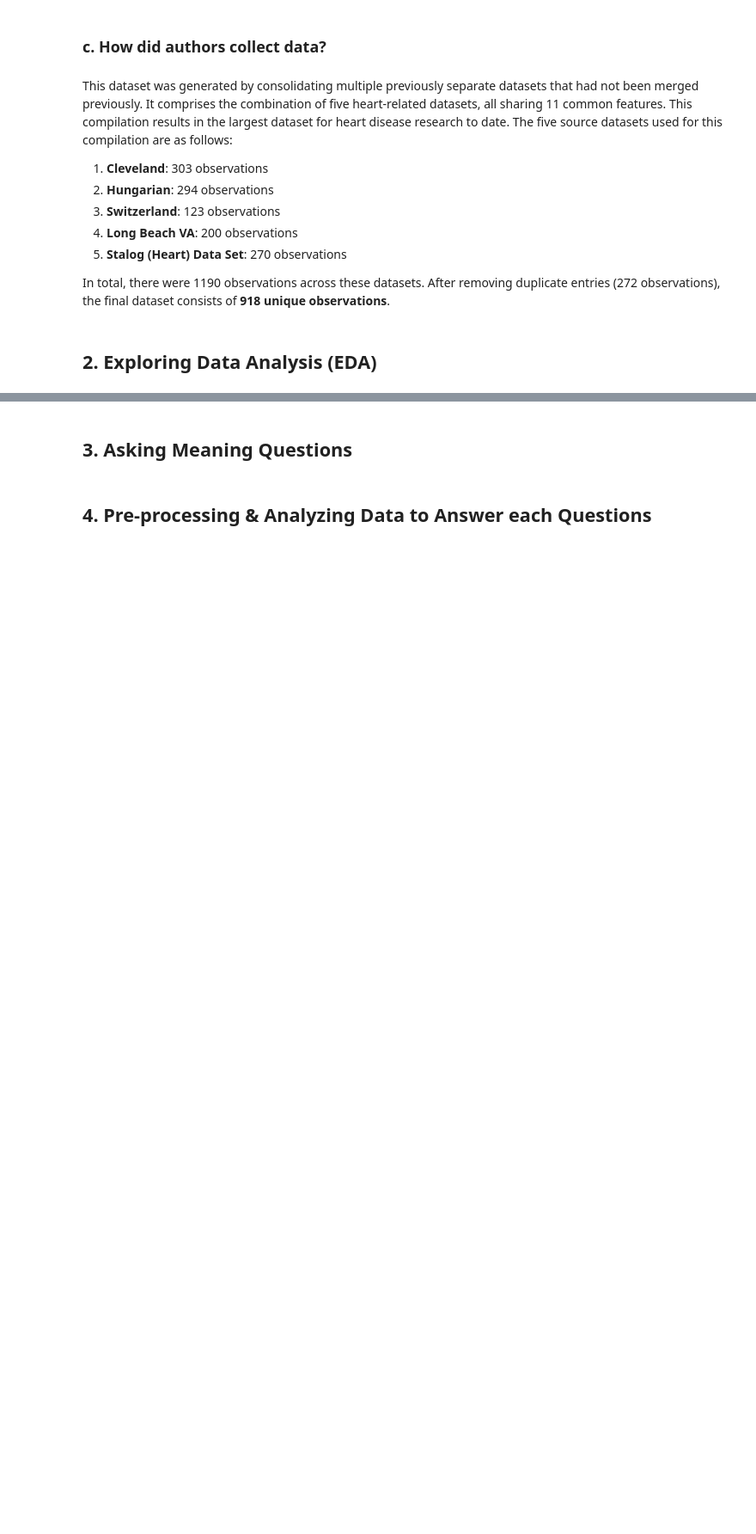
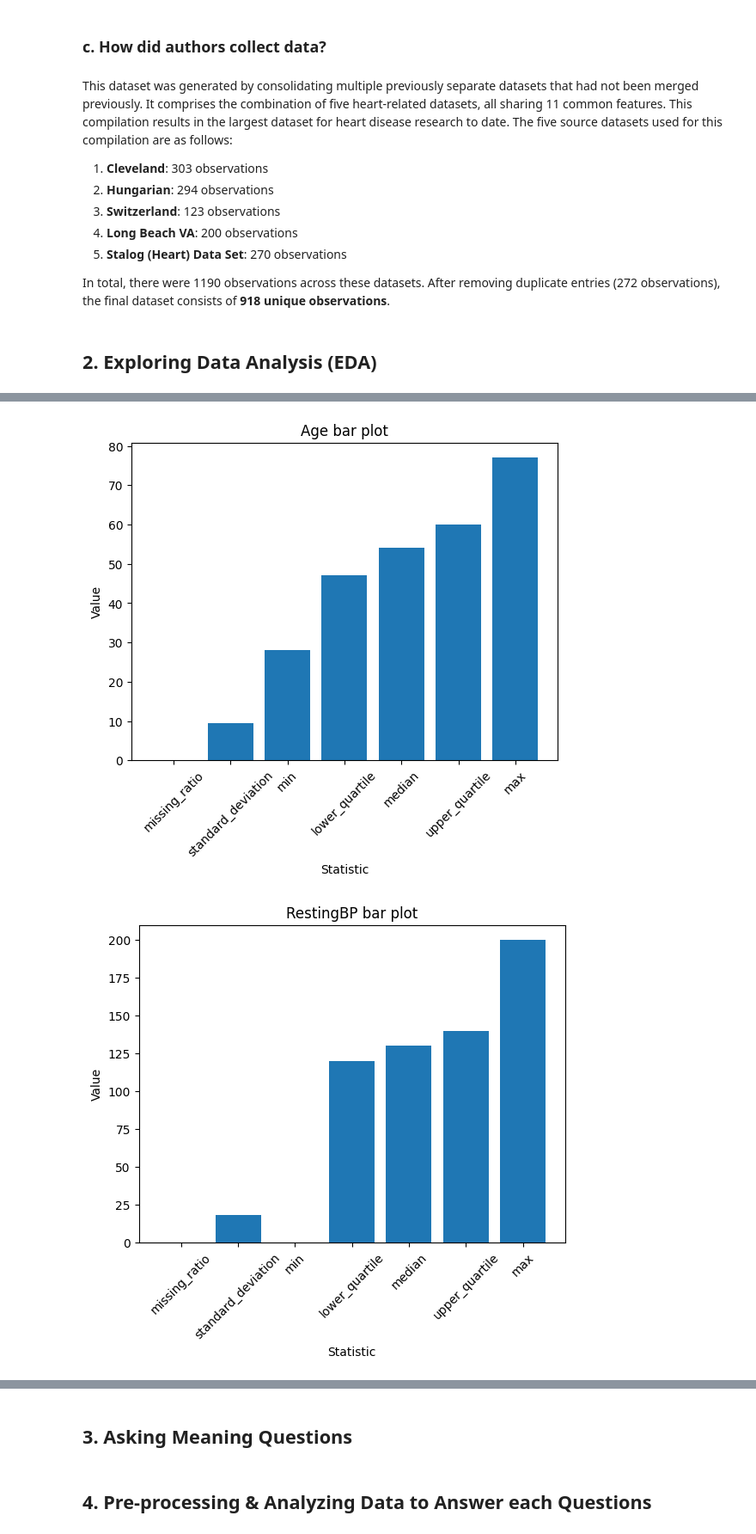
Before and after one commit to Deadinside-at-HCMUS/CSC17104-project, a Jupyter notebook: Notebook.ipynb, the cells around one changed output, grey strips where cells are left out. Shown: that part at 86% size. Drawn from its saved outputs; the diff is of its cells as text; code cells hidden in the pictures; blank space fills up the shorter version.

```diff
--- a/Notebook.ipynb
+++ b/Notebook.ipynb
@@ -68,0 +78,2 @@ In total, there were 1190 observations across these datasets. After removing dup
+# %%
+df = pd.read_csv('Data/heart.csv')
@@ -68,0 +136,3 @@ In total, there were 1190 observations across these datasets. After removing dup
+# %%
+df['FastingBS'] = df['FastingBS'].map({1: 'Y', 0: 'N'})
+df['HeartDisease'] = df['HeartDisease'].map({1: 'Y', 0: 'N'})
@@ -68,0 +170,20 @@ In total, there were 1190 observations across these datasets. After removing dup
+# %%
+num_col_df = df.select_dtypes(exclude='object')
+
+def missing_ratio(s):
+    return (s.isna().mean() * 100).round(1)
+
+def median(df):
+    return (df.quantile(0.5)).round(1)
+
+def lower_quartile(df):
+    return (df.quantile(0.25)).round(1)
+
+def upper_quartile(df):
+    return (df.quantile(0.75)).round(1)
+
+def standard_deviation(s):
+    return (s.std()).round(1)
+
+num_col_info_df = num_col_df.agg([missing_ratio, standard_deviation, "min", lower_quartile, median, upper_quartile, "max"])
+num_col_info_df
@@ -68,0 +199,17 @@ In total, there were 1190 observations across these datasets. After removing dup
+# %%
+for col in num_col_df.columns:
+    x = num_col_info_df.index
+    y = num_col_info_df[col]
+
+    plt.figure()
+    plt.xticks(rotation=45)
+
+    plt.bar(x, y)
+    plt.title(f'{col} bar plot')
+    plt.ylabel('Value')
+    plt.xlabel('Statistic')
+
+plt.show()
+# %% [output]
+[figure, added]
+[figure, added]
```
Also changed, not shown: parts of 24 cells of this notebook, 1 other file.
